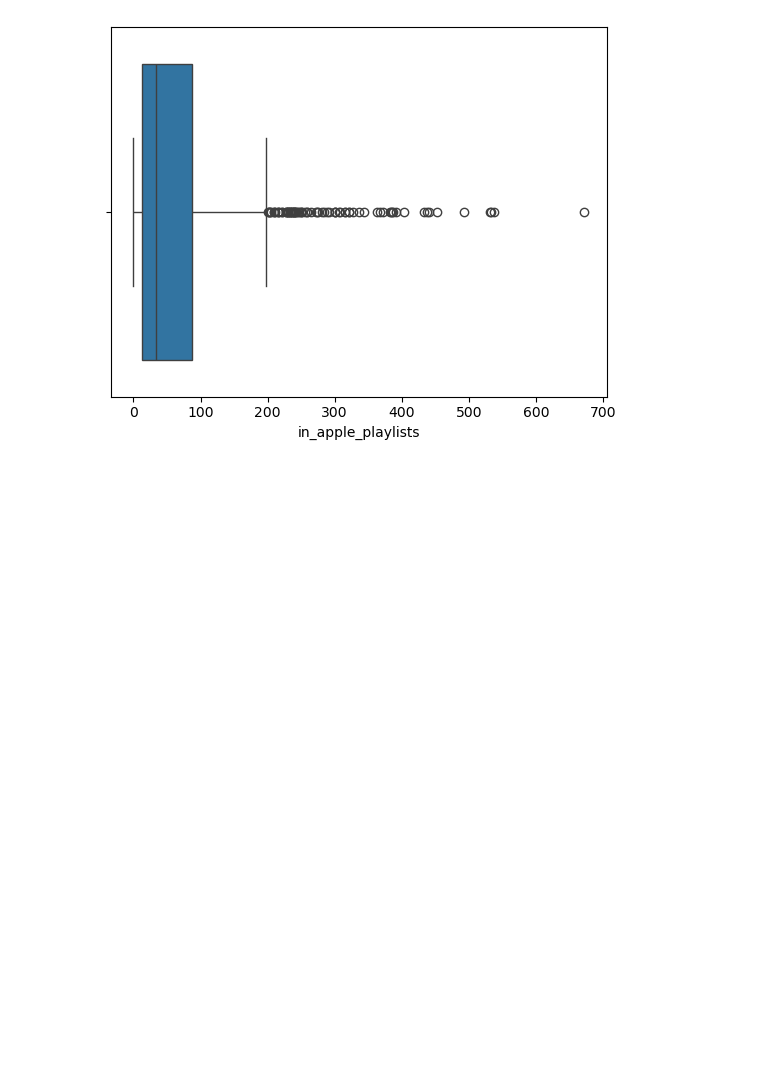
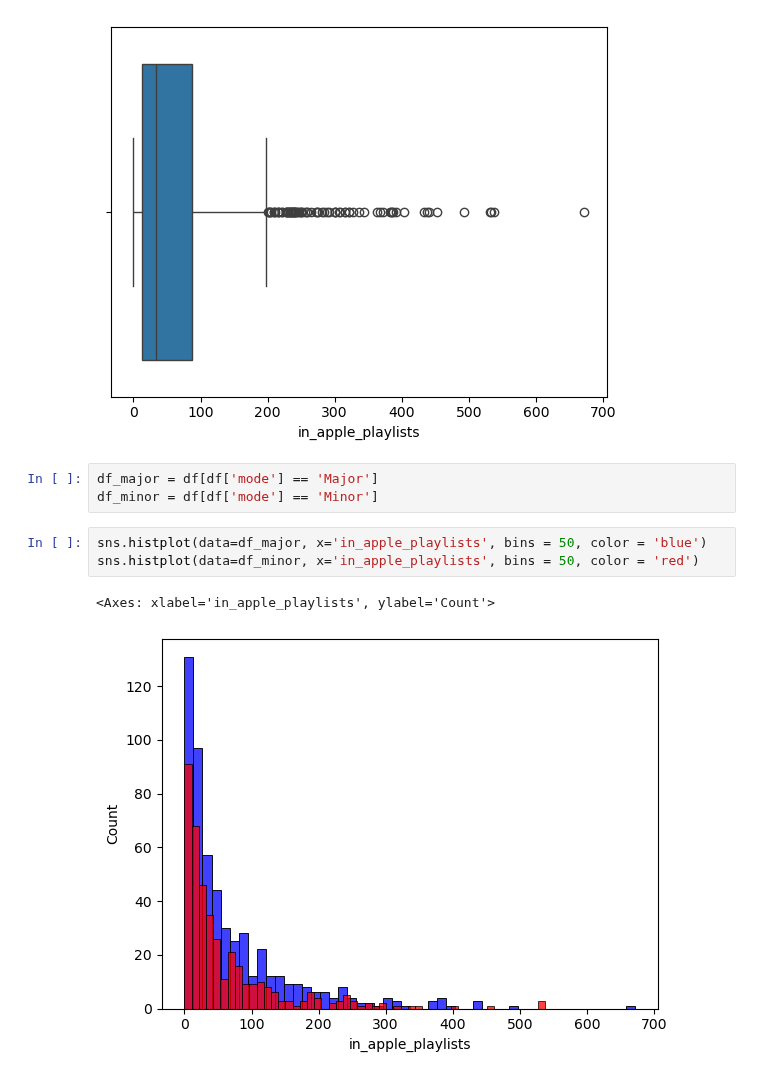
Before and after one commit to whoshilo/AI, a Jupyter notebook: Semester 1/Spotify/Spotify2023.ipynb, the cells around one changed output. Cells and saved outputs as stored; diff of their text form; blank space fills up the shorter version.

```diff
--- a/Semester 1/Spotify/Spotify2023.ipynb
+++ b/Semester 1/Spotify/Spotify2023.ipynb
@@ -27,3 +47,12 @@ sns.boxplot(data=df, x= "in_apple_playlists")
 # %% [output]
 <Axes: xlabel='in_apple_playlists'>
 [figure]
+# %%
+df_major = df[df['mode'] == 'Major']
+df_minor = df[df['mode'] == 'Minor']
+# %%
+sns.histplot(data=df_major, x='in_apple_playlists', bins = 50, color = 'blue')
+sns.histplot(data=df_minor, x='in_apple_playlists', bins = 50, color = 'red')
+# %% [output]
+<Axes: xlabel='in_apple_playlists', ylabel='Count'>
+[figure, added]
```
Also changed, not shown: parts of 2 cells of this notebook.
